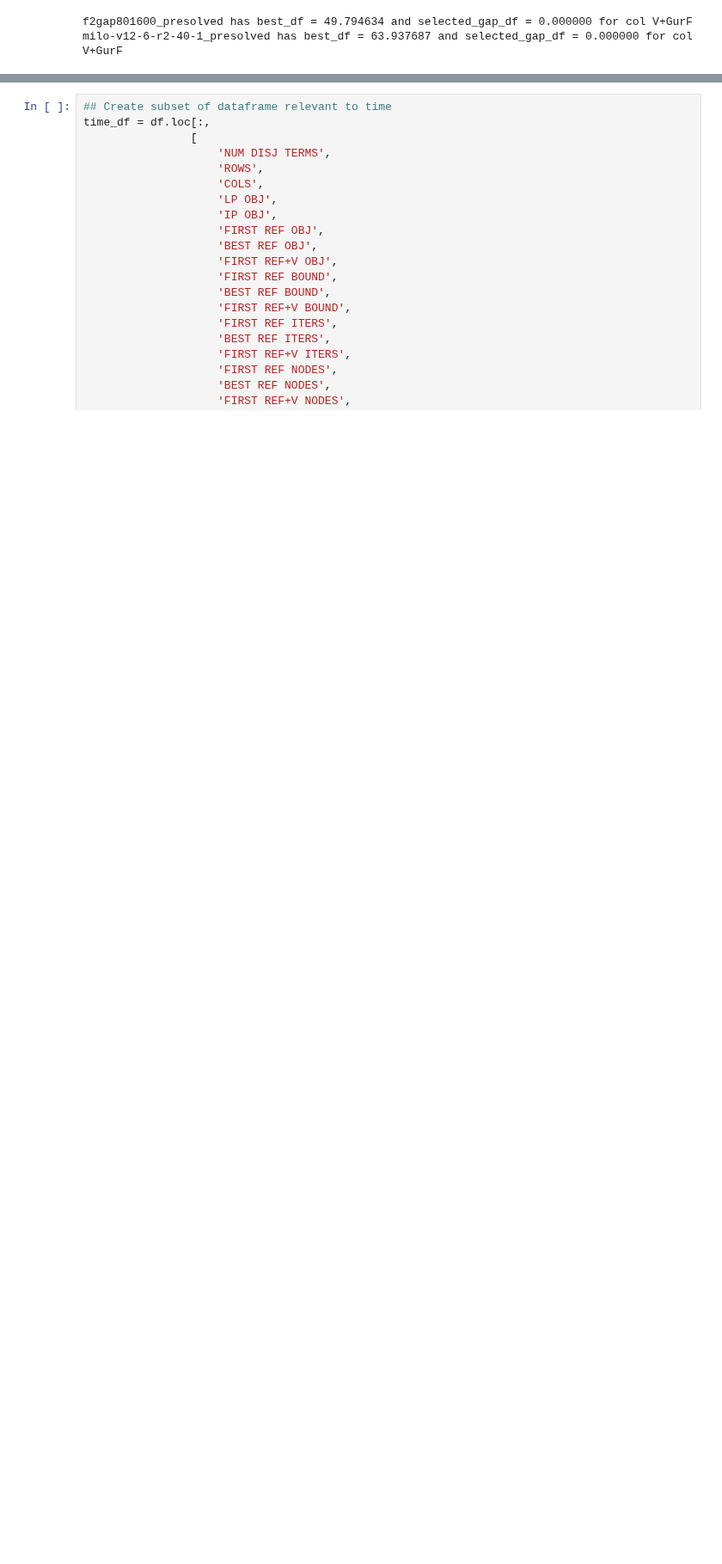
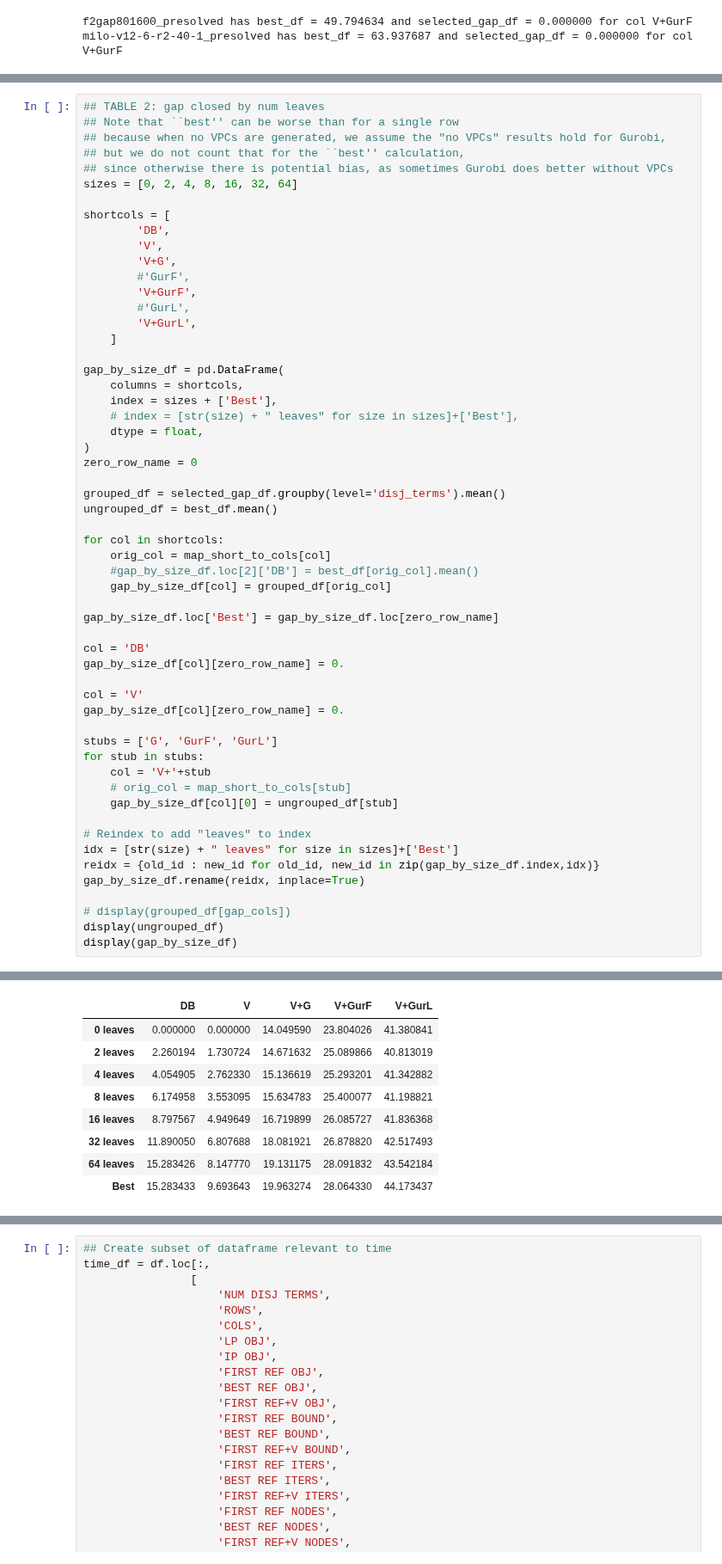
Before and after one commit to akazachk/vpc, a Jupyter notebook: plots/plots.ipynb, the cells around one changed output, grey strips where cells are left out. Shown at 86% size. Drawn from its saved outputs; the diff is of its cells as text; blank space fills up the shorter version.

```diff
--- a/plots/plots.ipynb
+++ b/plots/plots.ipynb
@@ -914,0 +905,57 @@ milo-v12-6-r2-40-1_presolved has best_df = 63.937687 and selected_gap_df = 0.000
+# %%
+## TABLE 2: gap closed by num leaves
+## Note that ``best'' can be worse than for a single row
+## because when no VPCs are generated, we assume the "no VPCs" results hold for Gurobi,
+## but we do not count that for the ``best'' calculation,
+## since otherwise there is potential bias, as sometimes Gurobi does better without VPCs
+sizes = [0, 2, 4, 8, 16, 32, 64]
+
+shortcols = [
+        'DB',
+        'V',
+        'V+G',
+        #'GurF',
+        'V+GurF',
+        #'GurL',
+        'V+GurL',
+    ]
+
+gap_by_size_df = pd.DataFrame(
+    columns = shortcols,
+    index = sizes + ['Best'],
+    # index = [str(size) + " leaves" for size in sizes]+['Best'],
+    dtype = float,
+)
+zero_row_name = 0
+
+grouped_df = selected_gap_df.groupby(level='disj_terms').mean()
+ungrouped_df = best_df.mean()
+
+for col in shortcols:
+    orig_col = map_short_to_cols[col]
+    #gap_by_size_df.loc[2]['DB'] = best_df[orig_col].mean()
+    gap_by_size_df[col] = grouped_df[orig_col]
+
+gap_by_size_df.loc['Best'] = gap_by_size_df.loc[zero_row_name]
+
+col = 'DB'
+gap_by_size_df[col][zero_row_name] = 0.
+
+col = 'V'
+gap_by_size_df[col][zero_row_name] = 0.
+
+stubs = ['G', 'GurF', 'GurL']
+for stub in stubs:
+    col = 'V+'+stub
+    # orig_col = map_short_to_cols[stub]
+    gap_by_size_df[col][0] = ungrouped_df[stub]
+
+# Reindex to add "leaves" to index
+idx = [str(size) + " leaves" for size in sizes]+['Best']
+reidx = {old_id : new_id for old_id, new_id in zip(gap_by_size_df.index,idx)}
+gap_by_size_df.rename(reidx, inplace=True)
+
+# display(grouped_df[gap_cols])
+display(ungrouped_df)
+display(gap_by_size_df)
+# %% [output]
@@ -914,0 +975,9 @@ milo-v12-6-r2-40-1_presolved has best_df = 63.937687 and selected_gap_df = 0.000
+|  | DB | V | V+G | V+GurF | V+GurL |
+| 0 leaves | 0.000000 | 0.000000 | 14.049590 | 23.804026 | 41.380841 |
+| 2 leaves | 2.260194 | 1.730724 | 14.671632 | 25.089866 | 40.813019 |
+| 4 leaves | 4.054905 | 2.762330 | 15.136619 | 25.293201 | 41.342882 |
+| 8 leaves | 6.174958 | 3.553095 | 15.634783 | 25.400077 | 41.198821 |
+| 16 leaves | 8.797567 | 4.949649 | 16.719899 | 26.085727 | 41.836368 |
+| 32 leaves | 11.890050 | 6.807688 | 18.081921 | 26.878820 | 42.517493 |
+| 64 leaves | 15.283426 | 8.147770 | 19.131175 | 28.091832 | 43.542184 |
+| Best | 15.283433 | 9.693643 | 19.963274 | 28.064330 | 44.173437 |
```
Also changed, not shown: parts of 43 cells of this notebook, 1 other file.
